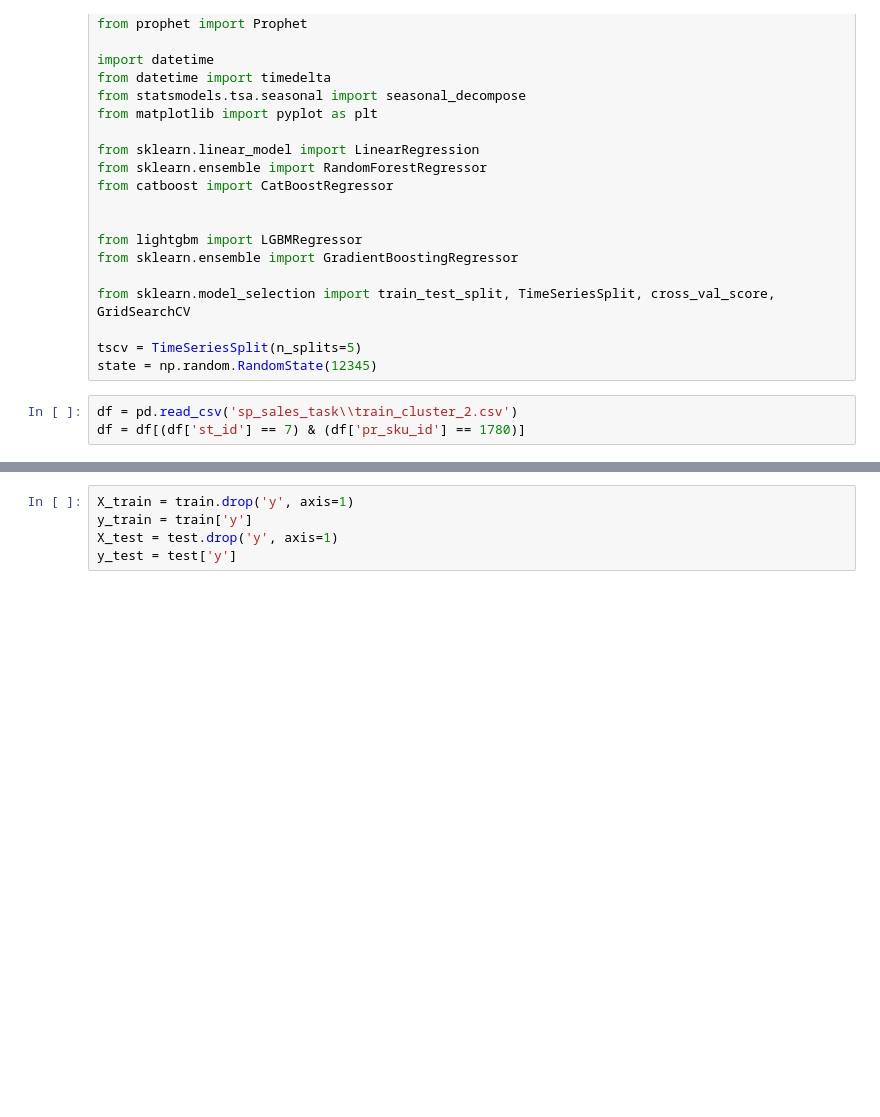
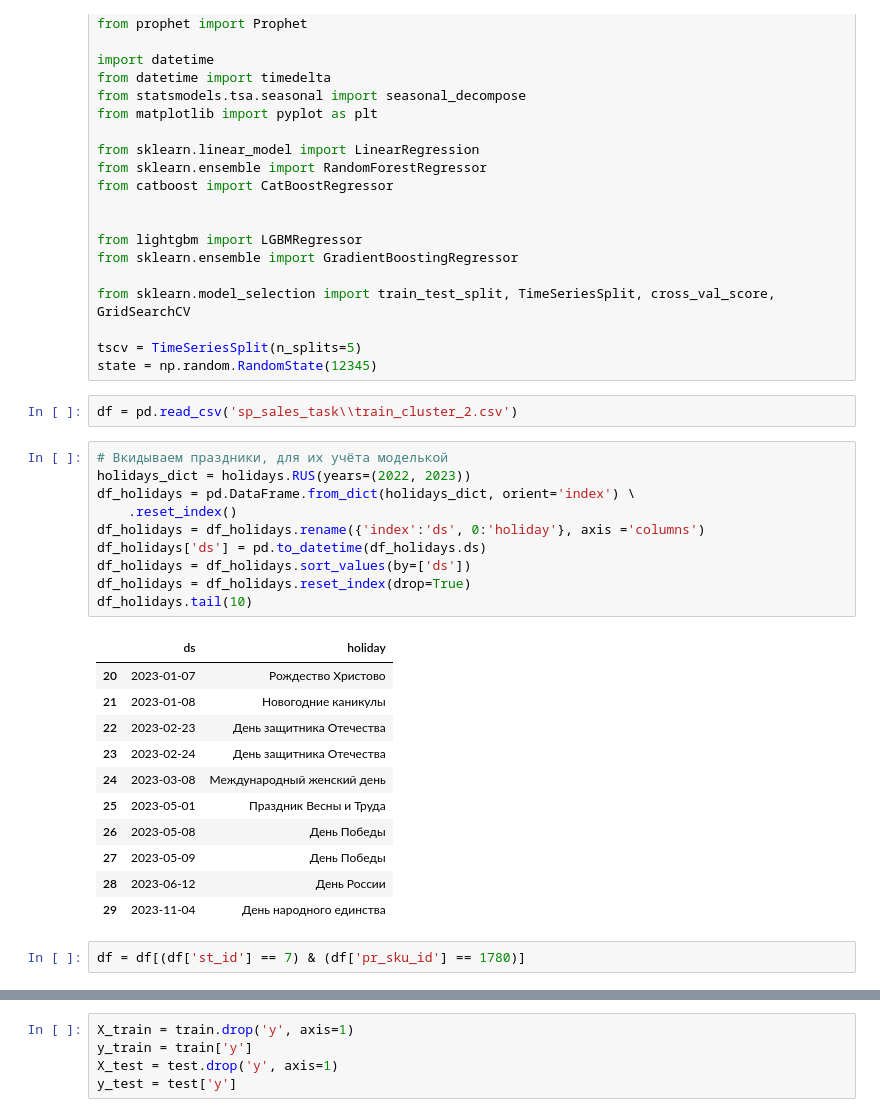
Before and after one commit to diman-dragon/demand_forecast_for_products, a Jupyter notebook: test_model_lr.ipynb, the cells around one changed output, grey strips where cells are left out. Cells and saved outputs as stored; diff of their text form; blank space fills up the shorter version.

```diff
--- a/test_model_lr.ipynb
+++ b/test_model_lr.ipynb
@@ -22,6 +22,29 @@ from sklearn.model_selection import train_test_split, TimeSeriesSplit, cross_val
 
 tscv = TimeSeriesSplit(n_splits=5)
 state = np.random.RandomState(12345)
+# %%
+df = pd.read_csv('sp_sales_task\\train_cluster_2.csv')
+# %%
+# Вкидываем праздники, для их учёта моделькой
+holidays_dict = holidays.RUS(years=(2022, 2023))
+df_holidays = pd.DataFrame.from_dict(holidays_dict, orient='index') \
+    .reset_index()
+df_holidays = df_holidays.rename({'index':'ds', 0:'holiday'}, axis ='columns')
+df_holidays['ds'] = pd.to_datetime(df_holidays.ds)
+df_holidays = df_holidays.sort_values(by=['ds'])
+df_holidays = df_holidays.reset_index(drop=True)
+df_holidays.tail(10)
+# %% [output]
+|  | ds | holiday |
+| 20 | 2023-01-07 | Рождество Христово |
+| 21 | 2023-01-08 | Новогодние каникулы |
+| 22 | 2023-02-23 | День защитника Отечества |
+| 23 | 2023-02-24 | День защитника Отечества |
+| 24 | 2023-03-08 | Международный женский день |
+| 25 | 2023-05-01 | Праздник Весны и Труда |
+| 26 | 2023-05-08 | День Победы |
+| 27 | 2023-05-09 | День Победы |
+| 28 | 2023-06-12 | День России |
+| 29 | 2023-11-04 | День народного единства |
 # %%
-df = pd.read_csv('sp_sales_task\\train_cluster_2.csv')
 df = df[(df['st_id'] == 7) & (df['pr_sku_id'] == 1780)]
```
Also changed, not shown: parts of 27 cells of this notebook, 4 other files.
